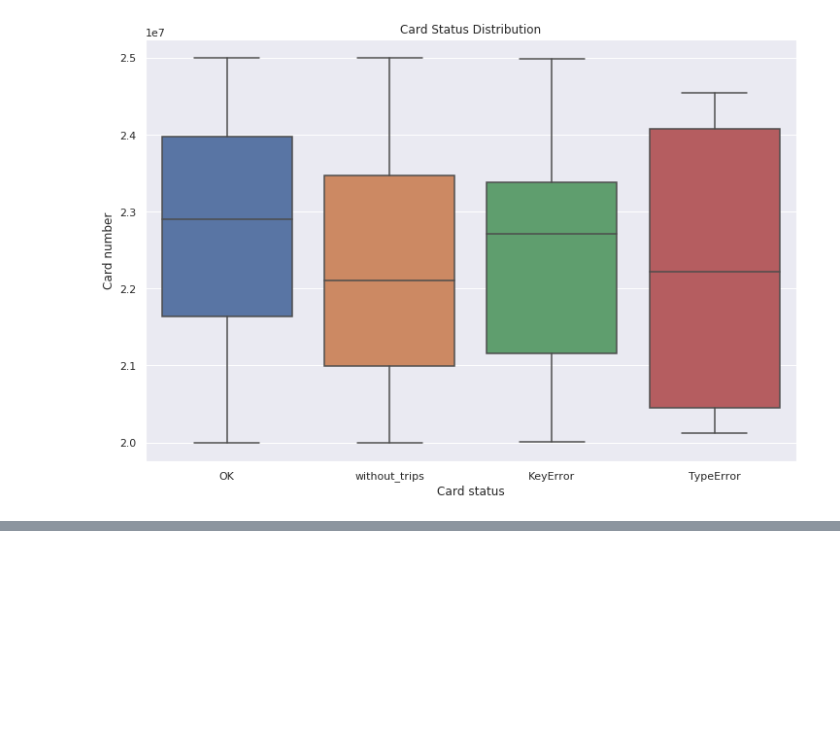
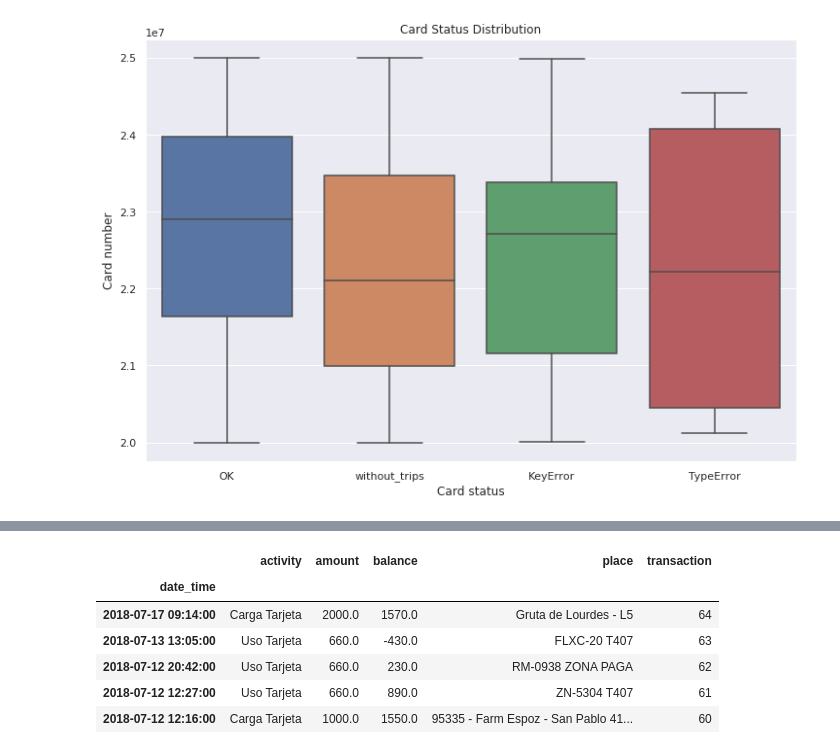
Before and after one commit to nvenegas-oliva/improve_transport, a Jupyter notebook: notebooks/20180918.ipynb, the cells around one changed output, grey strips where cells are left out. Drawn from its saved outputs; the diff is of its cells as text; code cells hidden in the pictures; blank space fills up the shorter version.

```diff
--- a/notebooks/20180918.ipynb
+++ b/notebooks/20180918.ipynb
@@ -93,0 +143,10 @@ _ = plt.title('Card Status Distribution')
+# %%
+trips.head()
+# %% [output]
+|  | activity | amount | balance | place | transaction |
+| date_time |  |  |  |  |  |
+| 2018-07-17 09:14:00 | Carga Tarjeta | 2000.0 | 1570.0 | Gruta de Lourdes - L5 | 64 |
+| 2018-07-13 13:05:00 | Uso Tarjeta | 660.0 | -430.0 | FLXC-20 T407 | 63 |
+| 2018-07-12 20:42:00 | Uso Tarjeta | 660.0 | 230.0 | RM-0938 ZONA PAGA | 62 |
+| 2018-07-12 12:27:00 | Uso Tarjeta | 660.0 | 890.0 | ZN-5304 T407 | 61 |
+| 2018-07-12 12:16:00 | Carga Tarjeta | 1000.0 | 1550.0 | 95335 - Farm Espoz - San Pablo 41... | 60 |
```
Also changed, not shown: parts of 14 cells of this notebook.
